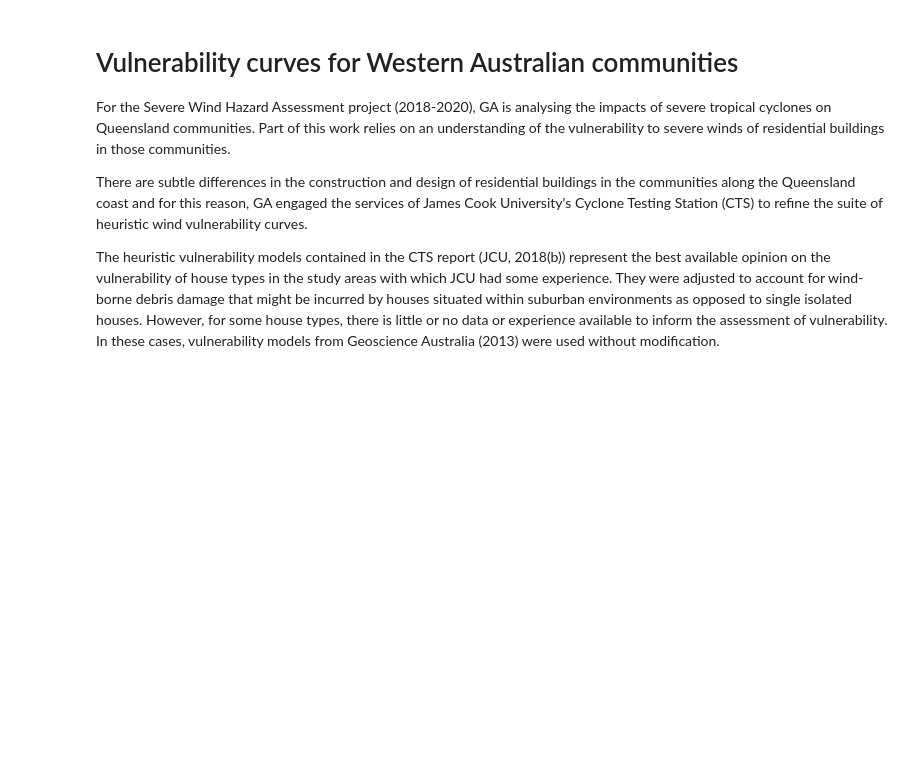
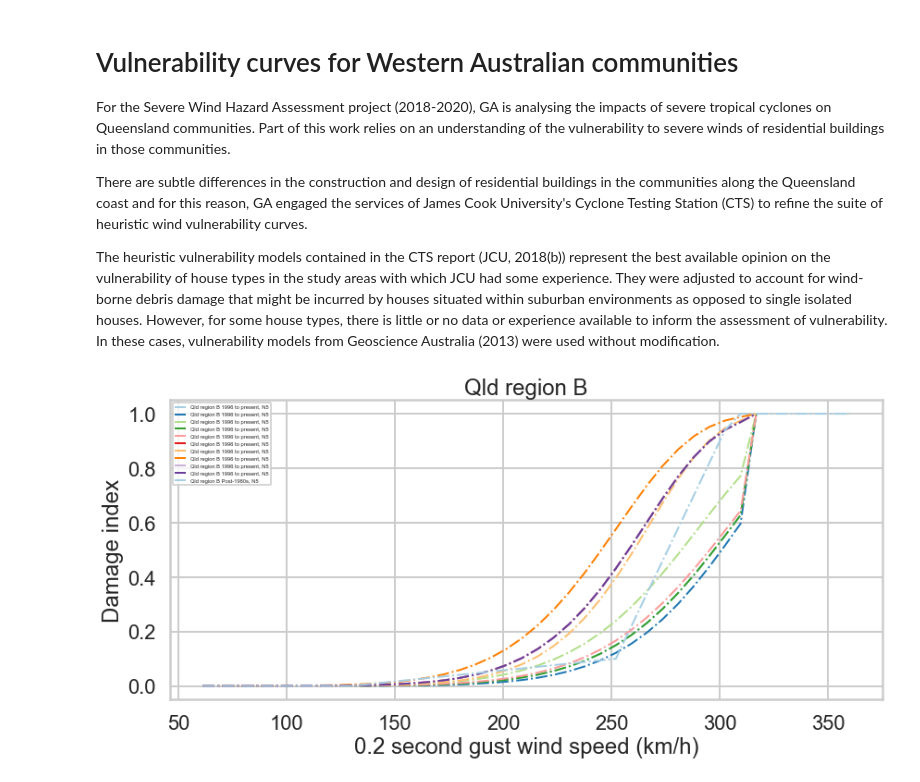
Before and after one commit to GeoscienceAustralia/SWHAQ, a Jupyter notebook: notebooks/Vulnerability curves for Queensland communities.ipynb, the cells around one changed output. Cells and saved outputs as stored; diff of their text form; code cells hidden in the pictures; blank space fills up the shorter version.

Commit message:
Plot curves including AS4055 filter

```diff
--- a/notebooks/Vulnerability curves for Queensland communities.ipynb
+++ b/notebooks/Vulnerability curves for Queensland communities.ipynb
@@ -29,9 +29,9 @@ def plotCurves(df, region, as4055, units='m/s'):
     if units == 'km/h':
         iml *= 3.6
 
-    subsdf = df[(df.Region==region)]# &
+    subsdf = df[(df.Region==region) &
                 #(df.Age == age) &
-                #(df['AS4055 class.'] == as4055)]
+                (df['AS4055 class.'] == as4055)]
     for idx, row in subsdf.iterrows():
         if (np.isnan(row[-37])):
             continue
@@ -47,4 +47,6 @@ def plotCurves(df, region, as4055, units='m/s'):
     fig.tight_layout()
     plt.savefig("X:/georisk/HaRIA_B_Wind/projects/qfes_swha/data/derived/vulnerability/{0} vulnerability.png".format(region))
 # %%
-plotCurves(df, 'Qld region B', "N1", units='km/h')
+plotCurves(df, 'Qld region B', "N5", units='km/h')
+# %% [output]
+[figure, added]
```
